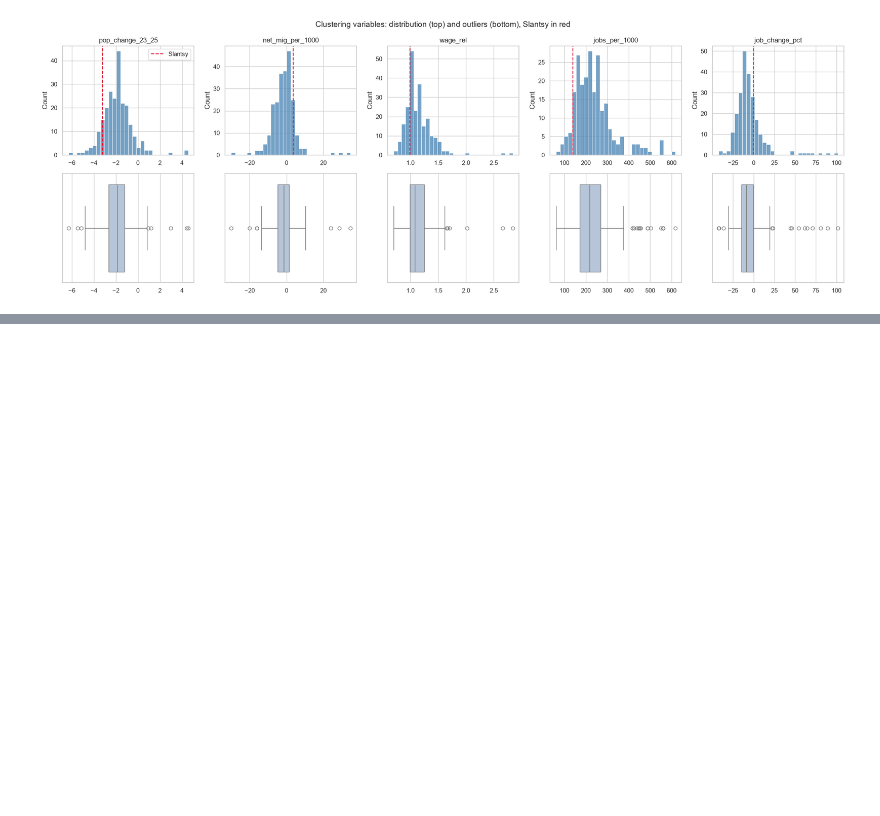
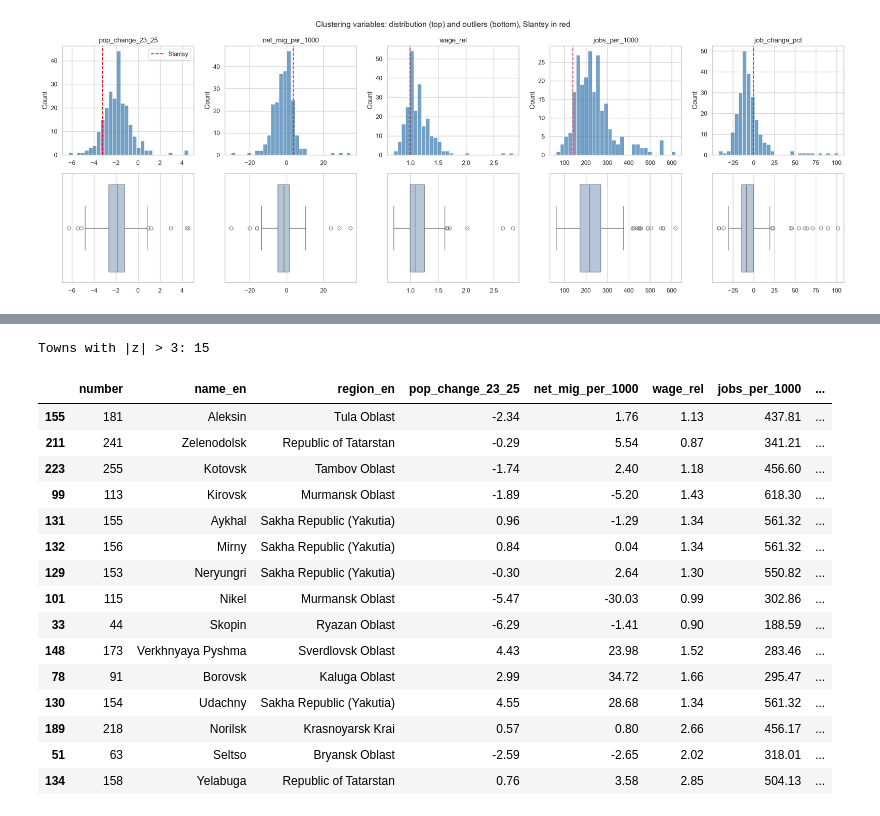
Before and after one commit to evelina-kalugina/-russian-monotowns-typology, a Jupyter notebook: notebooks/04_clustering.ipynb, the cells around one changed output, grey strips where cells are left out. Drawn from its saved outputs; the diff is of its cells as text; code cells hidden in the pictures; blank space fills up the shorter version.

```diff
--- a/notebooks/04_clustering.ipynb
+++ b/notebooks/04_clustering.ipynb
@@ -120,0 +131,29 @@ plt.show()
+# %%
+# |z| > 3 on any variable
+z = (df[CLUSTER_VARS] - df[CLUSTER_VARS].mean()) / df[CLUSTER_VARS].std()
+outlier_mask = (z.abs() > 3).any(axis=1)
+
+outliers = df.loc[outlier_mask, ["number", "name_en", "region_en"] + CLUSTER_VARS].copy()
+outliers["extreme_on"] = z[outlier_mask].apply(
+    lambda row: ", ".join(row.index[row.abs() > 3]), axis=1)
+
+print("Towns with |z| > 3:", outlier_mask.sum())
+outliers.round(2).sort_values("extreme_on")
+# %% [output]
+Towns with |z| > 3: 15
+|  | number | name_en | region_en | pop_change_23_25 | net_mig_per_1000 | wage_rel | jobs_per_1000 | ... |
+| 155 | 181 | Aleksin | Tula Oblast | -2.34 | 1.76 | 1.13 | 437.81 | ... |
+| 211 | 241 | Zelenodolsk | Republic of Tatarstan | -0.29 | 5.54 | 0.87 | 341.21 | ... |
+| 223 | 255 | Kotovsk | Tambov Oblast | -1.74 | 2.40 | 1.18 | 456.60 | ... |
+| 99 | 113 | Kirovsk | Murmansk Oblast | -1.89 | -5.20 | 1.43 | 618.30 | ... |
+| 131 | 155 | Aykhal | Sakha Republic (Yakutia) | 0.96 | -1.29 | 1.34 | 561.32 | ... |
+| 132 | 156 | Mirny | Sakha Republic (Yakutia) | 0.84 | 0.04 | 1.34 | 561.32 | ... |
+| 129 | 153 | Neryungri | Sakha Republic (Yakutia) | -0.30 | 2.64 | 1.30 | 550.82 | ... |
+| 101 | 115 | Nikel | Murmansk Oblast | -5.47 | -30.03 | 0.99 | 302.86 | ... |
+| 33 | 44 | Skopin | Ryazan Oblast | -6.29 | -1.41 | 0.90 | 188.59 | ... |
+| 148 | 173 | Verkhnyaya Pyshma | Sverdlovsk Oblast | 4.43 | 23.98 | 1.52 | 283.46 | ... |
+| 78 | 91 | Borovsk | Kaluga Oblast | 2.99 | 34.72 | 1.66 | 295.47 | ... |
+| 130 | 154 | Udachny | Sakha Republic (Yakutia) | 4.55 | 28.68 | 1.34 | 561.32 | ... |
+| 189 | 218 | Norilsk | Krasnoyarsk Krai | 0.57 | 0.80 | 2.66 | 456.17 | ... |
+| 51 | 63 | Seltso | Bryansk Oblast | -2.59 | -2.65 | 2.02 | 318.01 | ... |
+| 134 | 158 | Yelabuga | Republic of Tatarstan | 0.76 | 3.58 | 2.85 | 504.13 | ... |
```
Also changed, not shown: parts of 3 cells of this notebook.
